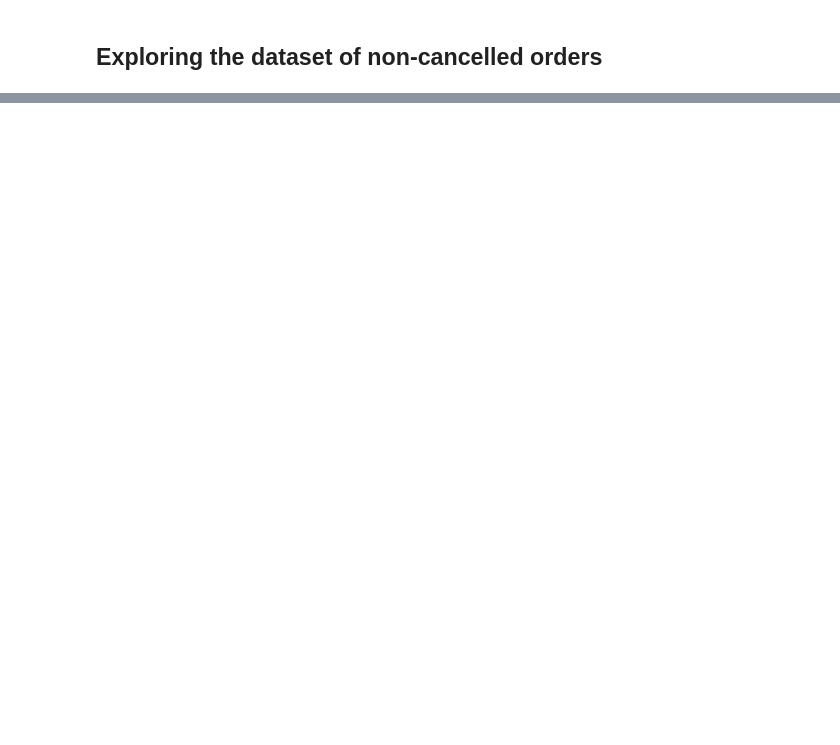
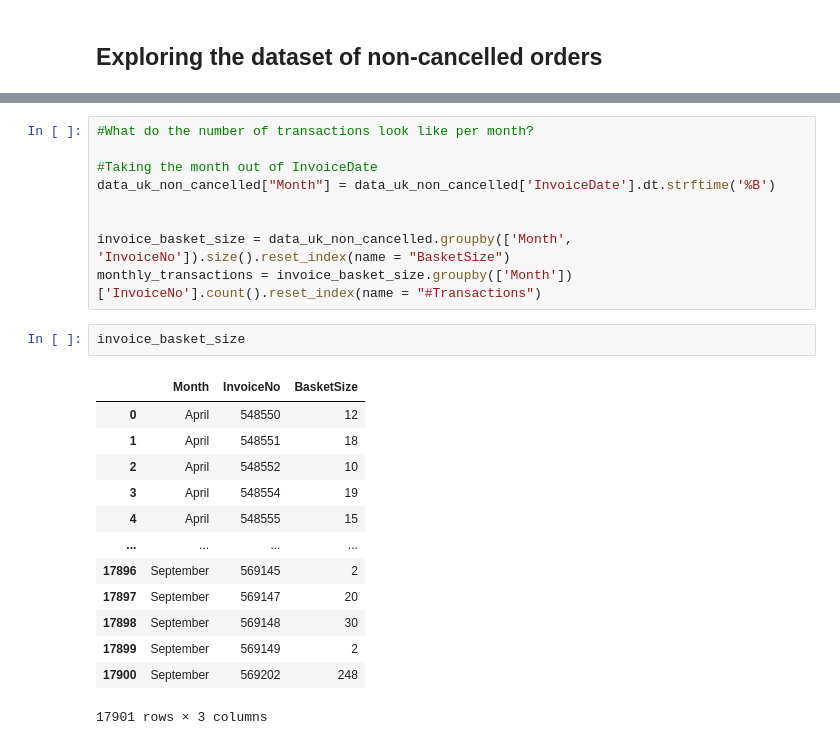
Before and after one commit to priyankaroychoudhury05/E-Commerce-EDA, a Jupyter notebook: EDA of E-commerce sales data.ipynb, the cells around one changed output, grey strips where cells are left out. Cells and saved outputs as stored; diff of their text form; blank space fills up the shorter version.

```diff
--- a/EDA of E-commerce sales data.ipynb
+++ b/EDA of E-commerce sales data.ipynb
@@ -613,0 +729,25 @@ data_uk_non_cancelled[data_uk_non_cancelled["InvoiceNo"]== "581483"]
+# %%
+#What do the number of transactions look like per month?
+
+#Taking the month out of InvoiceDate
+data_uk_non_cancelled["Month"] = data_uk_non_cancelled['InvoiceDate'].dt.strftime('%B')
+
+
+invoice_basket_size = data_uk_non_cancelled.groupby(['Month', 'InvoiceNo']).size().reset_index(name = "BasketSize")
+monthly_transactions = invoice_basket_size.groupby(['Month'])['InvoiceNo'].count().reset_index(name = "#Transactions")
+# %%
+invoice_basket_size
+# %% [output]
+|  | Month | InvoiceNo | BasketSize |
+| 0 | April | 548550 | 12 |
+| 1 | April | 548551 | 18 |
+| 2 | April | 548552 | 10 |
+| 3 | April | 548554 | 19 |
+| 4 | April | 548555 | 15 |
+| ... | ... | ... | ... |
+| 17896 | September | 569145 | 2 |
+| 17897 | September | 569147 | 20 |
+| 17898 | September | 569148 | 30 |
+| 17899 | September | 569149 | 2 |
+| 17900 | September | 569202 | 248 |
+17901 rows × 3 columns
```
Also changed, not shown: parts of 47 cells of this notebook.
